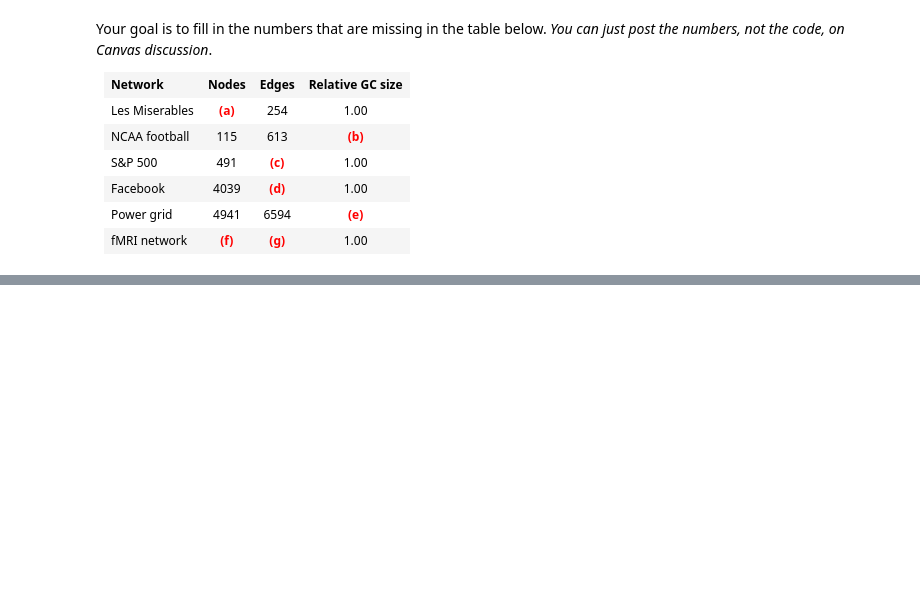
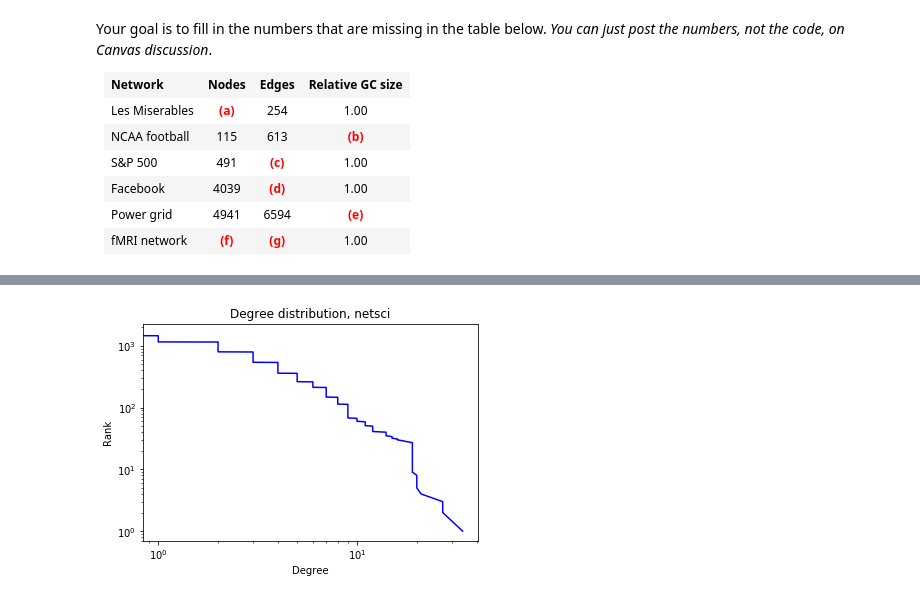
Before and after one commit to sathayas/JupyterAnalyticsSpring2018, a Jupyter notebook: NetworkStats.ipynb, the cells around one changed output, grey strips where cells are left out. Saved outputs shown, nothing was run; the diff lists cells and outputs as text; code cells hidden in the pictures; blank space fills up the shorter version.

```diff
--- a/NetworkStats.ipynb
+++ b/NetworkStats.ipynb
@@ -159,0 +232,13 @@ Your goal is to fill in the numbers that are missing in the table below. *You ca
+# %%
+# degree distribution, against ranks, log-log
+sk_netsci = sorted(k_netsci, reverse=True)
+rank_netsci = np.arange(len(sk_netsci)) + 1
+plt.plot(sk_netsci,rank_netsci,'b-')
+plt.xscale('log')
+plt.yscale('log')
+plt.xlabel('Degree')
+plt.ylabel('Rank')
+plt.title('Degree distribution, netsci')
+plt.show()
+# %% [output]
+[figure, added]
```
Also changed, not shown: parts of 73 cells of this notebook.
